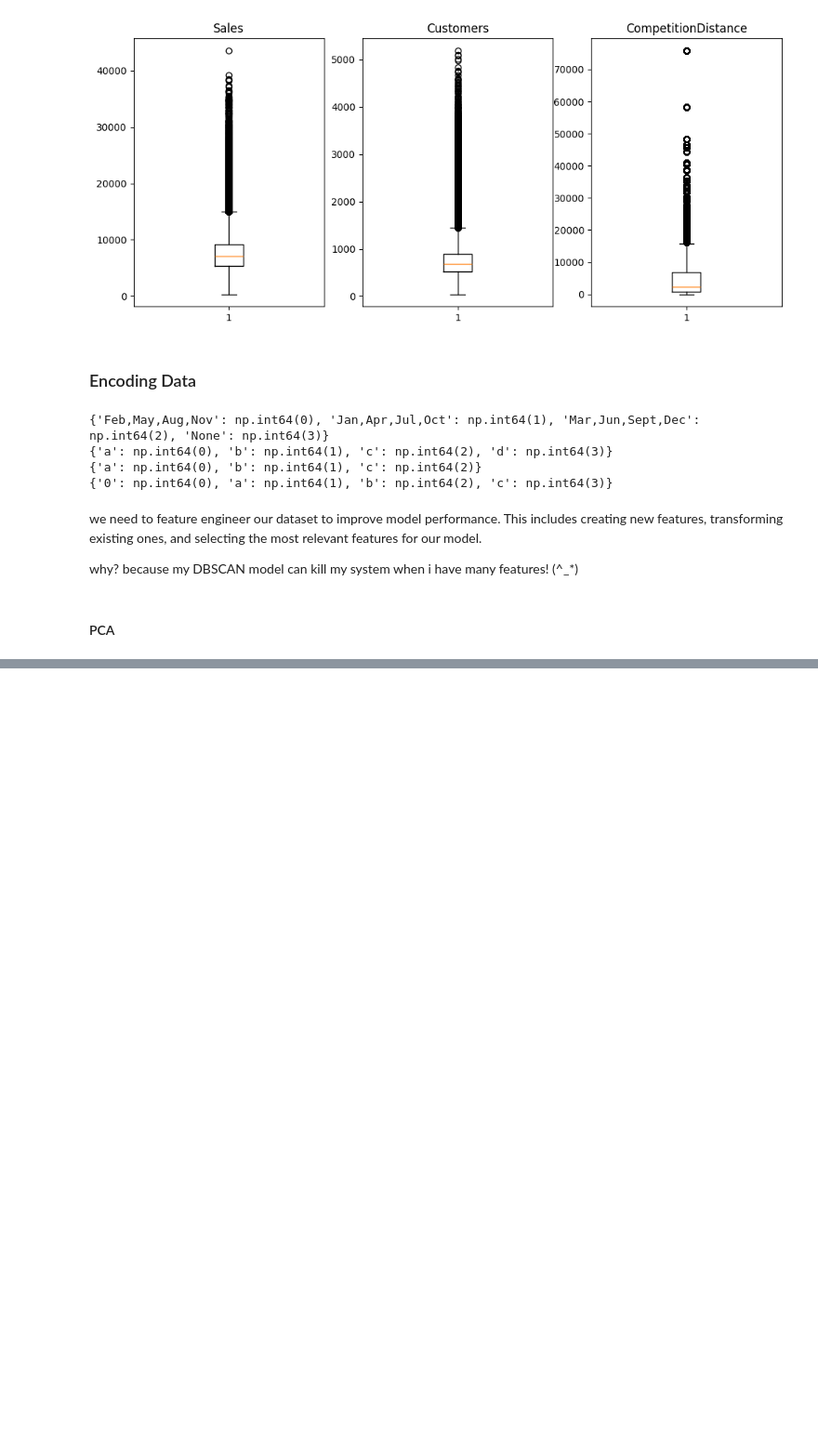
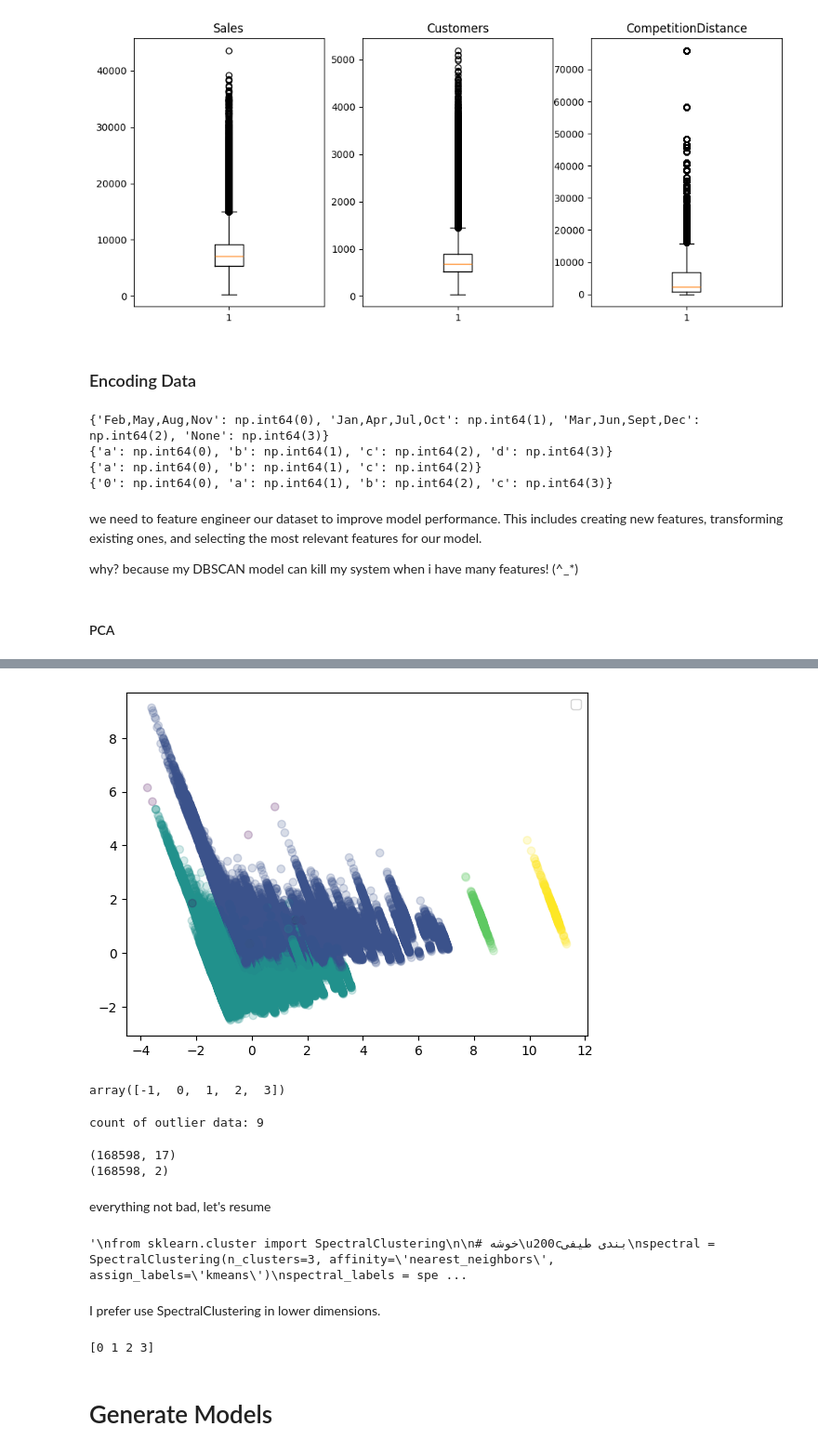
Before and after one commit to AM-Nateghi/ML-Laboratory, a Jupyter notebook: 1.Sales Prediction/train.ipynb, the cells around one changed output, grey strips where cells are left out. Shown: that part at 93% size. Saved outputs shown, nothing was run; the diff lists cells and outputs as text; code cells hidden in the pictures; blank space fills up the shorter version.

Commit message:
($_$) kill the problems and success to modeling, i will create my webapp tomorrow!

```diff
--- a/1.Sales Prediction/train.ipynb
+++ b/1.Sales Prediction/train.ipynb
@@ -422,0 +439,53 @@ array([-1,  0,  1])
+# %%
+plt.scatter(_rd_plot[:, 0], _rd_plot[:, 1], c=dbscan.labels_, cmap='viridis', alpha=0.2)
+plt.legend()
+plt.show()
+np.unique(dbscan.labels_)
+# %% [output]
+[figure, added]
+array([-1,  0,  1,  2,  3])
+# %%
+labeled_x = np.column_stack((clean_x_filled, dbscan_labels))
+labeled_y = np.column_stack((y, dbscan_labels))
+# remove outlier data points
+print(f"count of outlier data: {labeled_x[labeled_x[:, -1] == -1].shape[0]}")
+labeled_x = labeled_x[labeled_x[:, -1] != -1]
+labeled_y = labeled_y[labeled_y[:, -1] != -1]
+# %% [output]
+count of outlier data: 9
+# %%
+print(labeled_x.shape)
+print(labeled_y.shape)
+# %% [output]
+(168598, 17)
+(168598, 2)
+# %% [markdown]
+everything not bad, let's resume
+# %%
+"""
+from sklearn.cluster import SpectralClustering
+
+# خوشه‌بندی طیفی
+spectral = SpectralClustering(n_clusters=3, affinity='nearest_neighbors', assign_labels='kmeans')
+spectral_labels = spectral.fit_predict(_reduced_x)
+
+# رسم نمودار
+_rd_plot = PCA(n_components=2).fit_transform(_reduced_x)
+plt.scatter(_rd_plot[:, 0], _rd_plot[:, 1], c=spectral_labels, cmap='viridis', alpha=0.4)
+plt.title("Spectral Clustering - 3 Clusters")
+plt.show()
+
+"""
+# %% [output]
+'\nfrom sklearn.cluster import SpectralClustering\n\n# خوشه\u200cبندی طیفی\nspectral = SpectralClustering(n_clusters=3, affinity=\'nearest_neighbors\', assign_labels=\'kmeans\')\nspectral_labels = spe ...
+# %% [markdown]
+I prefer use SpectralClustering in lower dimensions.
+# %%
+data_labels = np.unique(dbscan.labels_)
+# remove for outlier -1
+data_labels = np.delete(data_labels, np.where(data_labels == -1))
+print(data_labels)
+# %% [output]
+[0 1 2 3]
+# %% [markdown]
+# Generate Models
```
Also changed, not shown: parts of 11 cells of this notebook.
